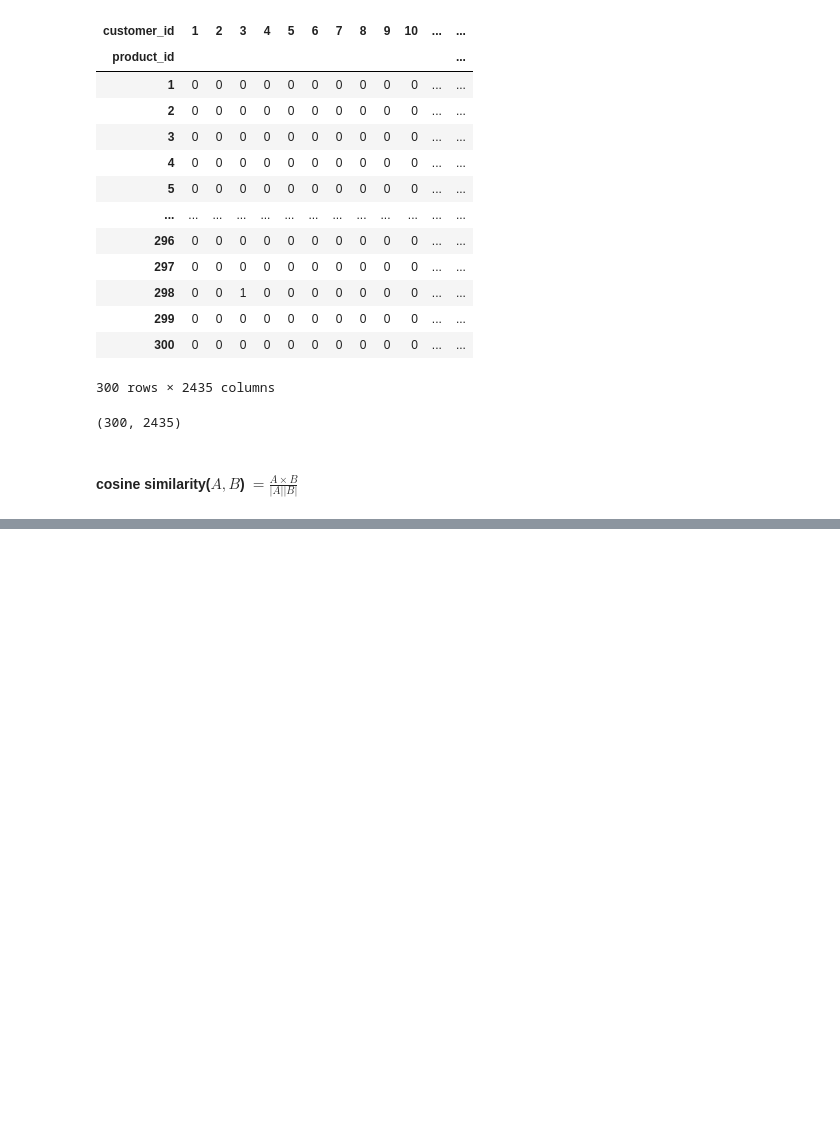
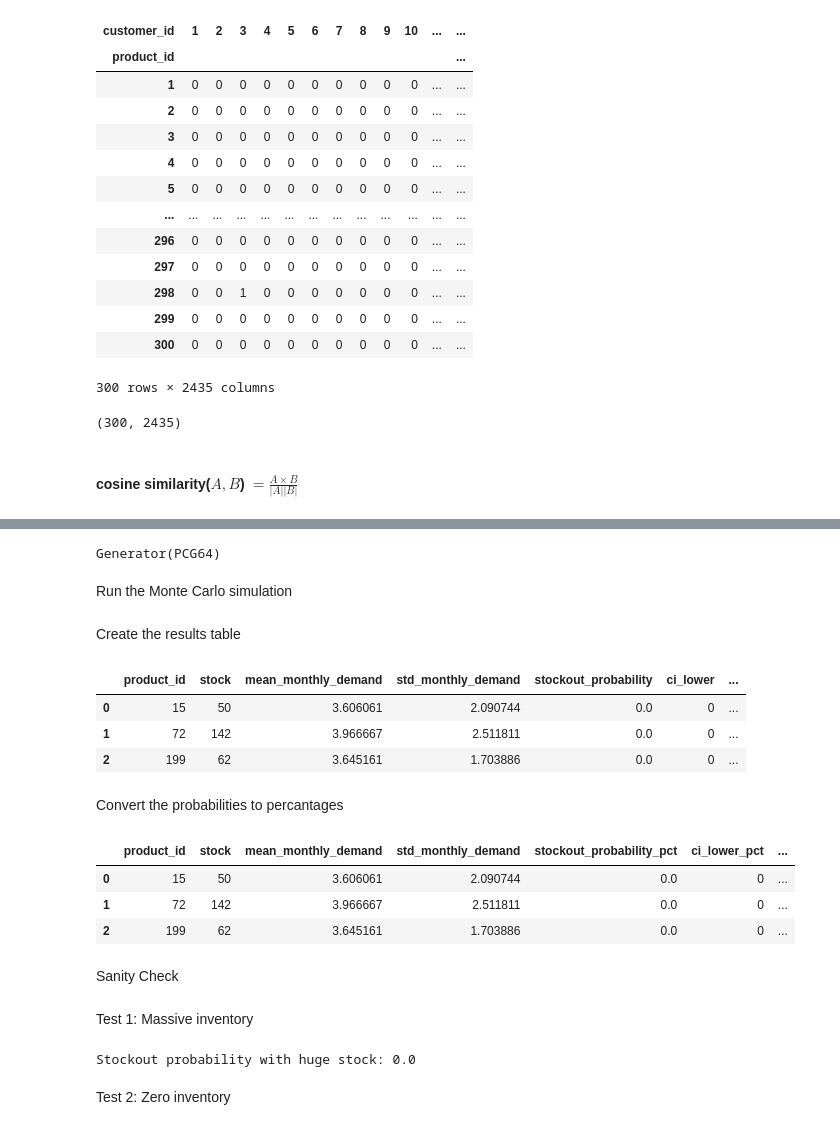
Before and after one commit to Seavmey05/BigData_Final_Project, a Jupyter notebook: Phase 2/phase2+3.ipynb, the cells around one changed output, grey strips where cells are left out. Drawn from its saved outputs; the diff is of its cells as text; code cells hidden in the pictures; blank space fills up the shorter version.

```diff
--- a/Phase 2/phase2+3.ipynb
+++ b/Phase 2/phase2+3.ipynb
@@ -873,0 +1388,4 @@ product_matrix.shape
+# %%
+for product_id in chosen_products:
+    exists = product_id in catalog_df["product_id"].values
+    print(product_id, "exists in catalog:", exists)
@@ -873,0 +1398,2 @@ product_matrix.shape
+# %%
+stock_lookup = catalog_df.set_index("product_id")["stock"]
@@ -873,0 +1404,4 @@ product_matrix.shape
+# %%
+for product_id in chosen_products:
+    stock_value = int(stock_lookup.loc[product_id])
+    print(product_id, "Stock:", stock_value)
@@ -873,0 +1414,10 @@ product_matrix.shape
+# %%
+N_TRIALS = 10000
+
+rng = np.random.default_rng(42)
+# %%
+print(rng)
+# %% [output]
+Generator(PCG64)
+# %% [markdown]
+Run the Monte Carlo simulation
@@ -873,0 +1490,15 @@ product_matrix.shape
+# %% [markdown]
+Create the results table
+# %%
+monte_carlo_result = pd.DataFrame(
+    simulation_results
+)
+
+monte_carlo_result
+# %% [output]
+|  | product_id | stock | mean_monthly_demand | std_monthly_demand | stockout_probability | ci_lower | ... |
+| 0 | 15 | 50 | 3.606061 | 2.090744 | 0.0 | 0 | ... |
+| 1 | 72 | 142 | 3.966667 | 2.511811 | 0.0 | 0 | ... |
+| 2 | 199 | 62 | 3.645161 | 1.703886 | 0.0 | 0 | ... |
+# %% [markdown]
+Convert the probabilities to percantages
@@ -873,0 +1517,39 @@ product_matrix.shape
+# %%
+monte_carlo_result[
+    [
+        "product_id",
+        "stock",
+        "mean_monthly_demand",
+        "std_monthly_demand",
+        "stockout_probability_pct",
+        "ci_lower_pct",
+        "ci_upper_pct"
+    ]
+]
+# %% [output]
+|  | product_id | stock | mean_monthly_demand | std_monthly_demand | stockout_probability_pct | ci_lower_pct | ... |
+| 0 | 15 | 50 | 3.606061 | 2.090744 | 0.0 | 0 | ... |
+| 1 | 72 | 142 | 3.966667 | 2.511811 | 0.0 | 0 | ... |
+| 2 | 199 | 62 | 3.645161 | 1.703886 | 0.0 | 0 | ... |
+# %% [markdown]
+Sanity Check
+# %% [markdown]
+Test 1: Massive inventory
+# %%
+test_demand = rng.normal(
+    loc=100,
+    scale=20,
+    size=10000
+)
+
+test_stock = 1_000_000
+
+test_probability = np.mean(
+    test_demand > test_stock
+)
+
+print("Stockout probability with huge stock:", test_probability)
+# %% [output]
+Stockout probability with huge stock: 0.0
+# %% [markdown]
+Test 2: Zero inventory
```
Also changed, not shown: parts of 107 cells of this notebook.
